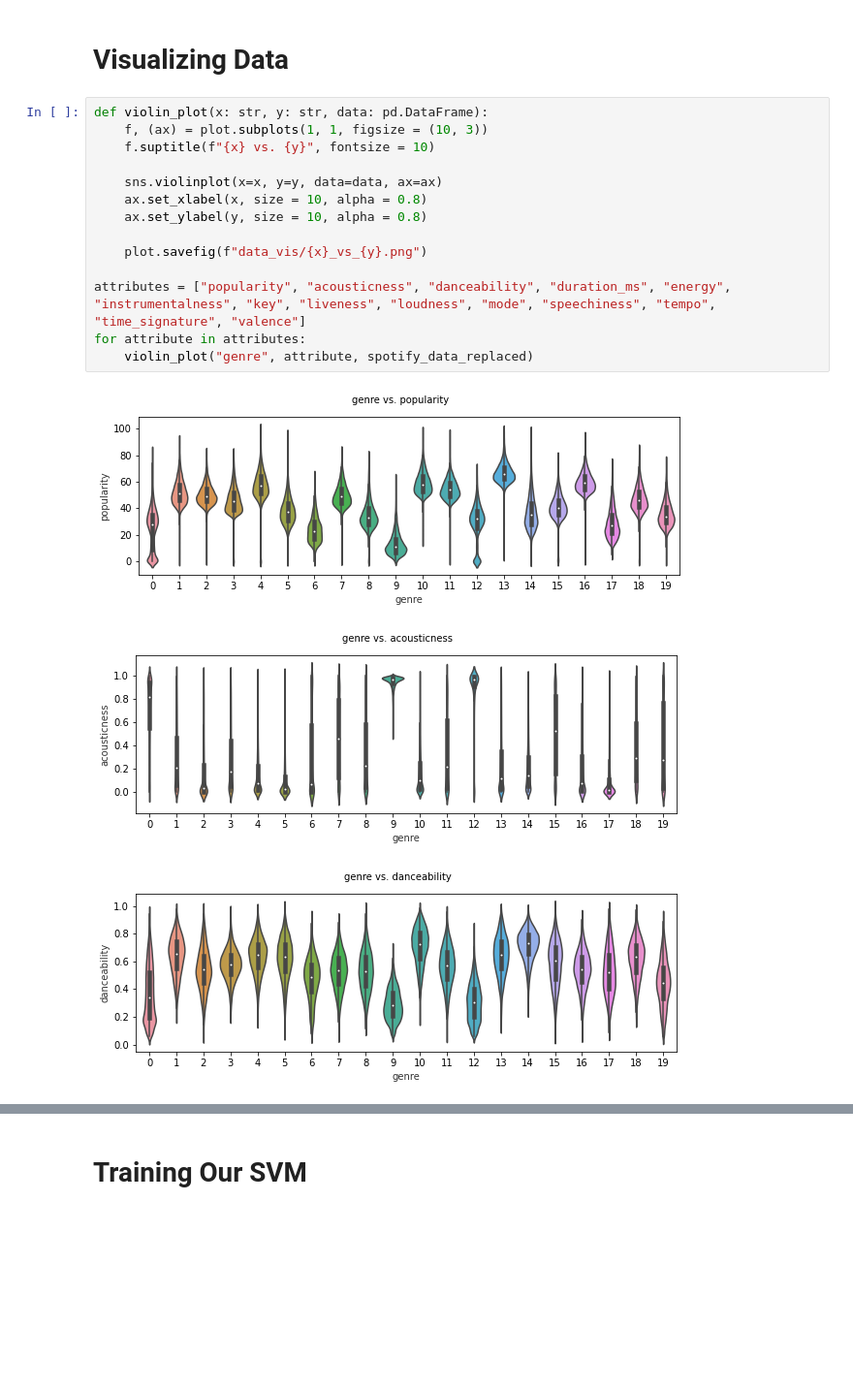
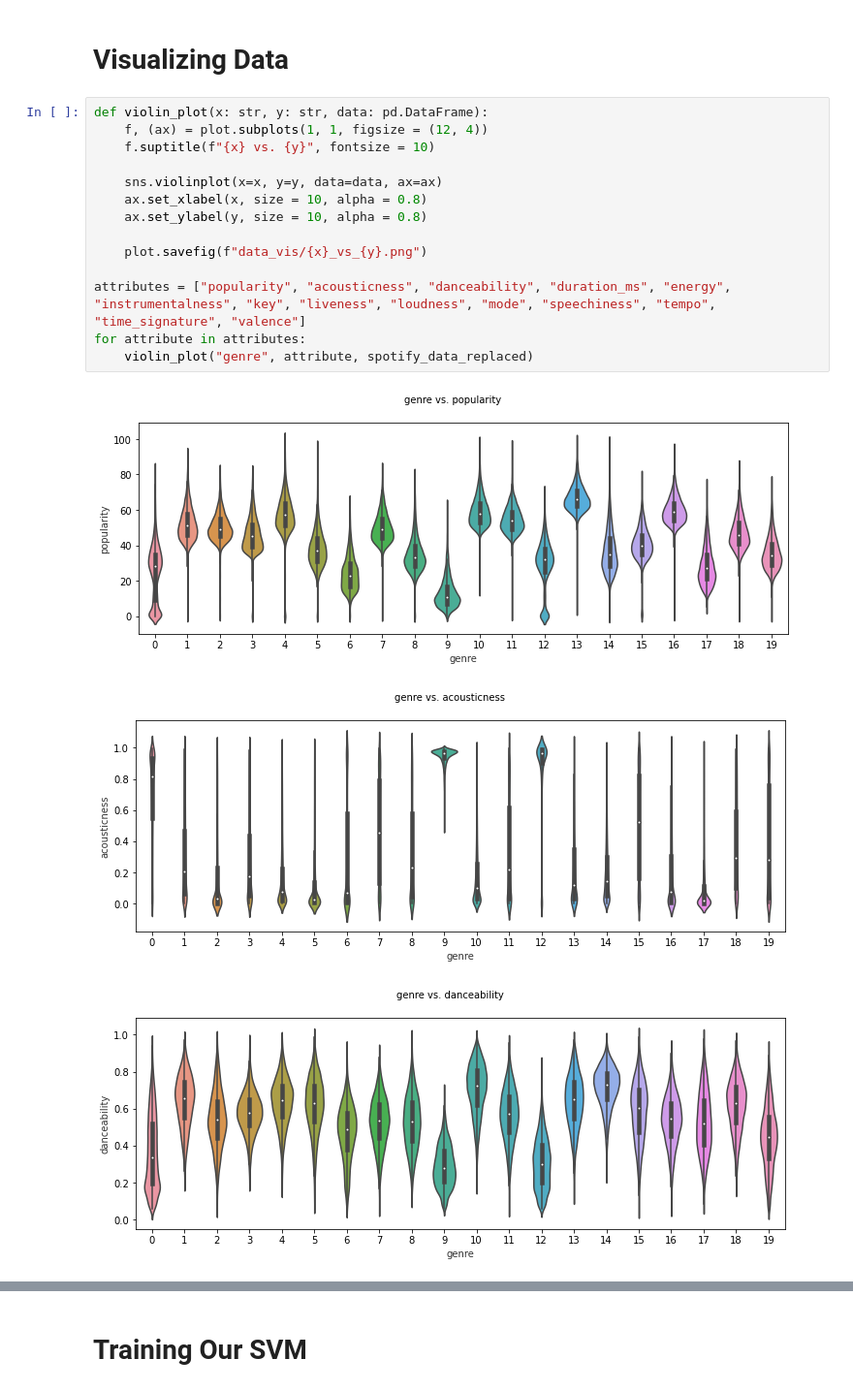
Before and after one commit to bobertoyin/ds4400-project, a Jupyter notebook: report.ipynb, the cells around one changed output, grey strips where cells are left out. Shown at 97% size. Saved outputs shown, nothing was run; the diff lists cells and outputs as text; blank space fills up the shorter version.

```diff
--- a/report.ipynb
+++ b/report.ipynb
@@ -178,19 +151,19 @@ print_random_rows(X, random_samples)
 # Visualizing Data
 # %%
 def violin_plot(x: str, y: str, data: pd.DataFrame):
-    f, (ax) = plot.subplots(1, 1, figsize = (10, 3))
+    f, (ax) = plot.subplots(1, 1, figsize = (12, 4))
     f.suptitle(f"{x} vs. {y}", fontsize = 10)
 
     sns.violinplot(x=x, y=y, data=data, ax=ax)
     ax.set_xlabel(x, size = 10, alpha = 0.8)
     ax.set_ylabel(y, size = 10, alpha = 0.8)
 
     plot.savefig(f"data_vis/{x}_vs_{y}.png")
 
 attributes = ["popularity", "acousticness", "danceability", "duration_ms", "energy", "instrumentalness", "key", "liveness", "loudness", "mode", "speechiness", "tempo", "time_signature", "valence"]
 for attribute in attributes:
     violin_plot("genre", attribute, spotify_data_replaced)
 # %% [output]
-[figure, old version]
+[figure, new version]
-[figure, old version]
+[figure, new version]
-[figure, old version]
+[figure, new version]
```
Also changed, not shown: parts of 8 cells of this notebook, 14 other files.
